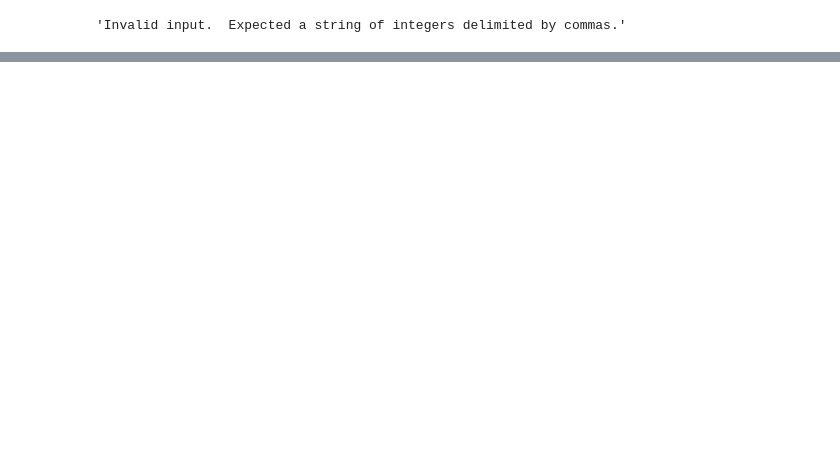
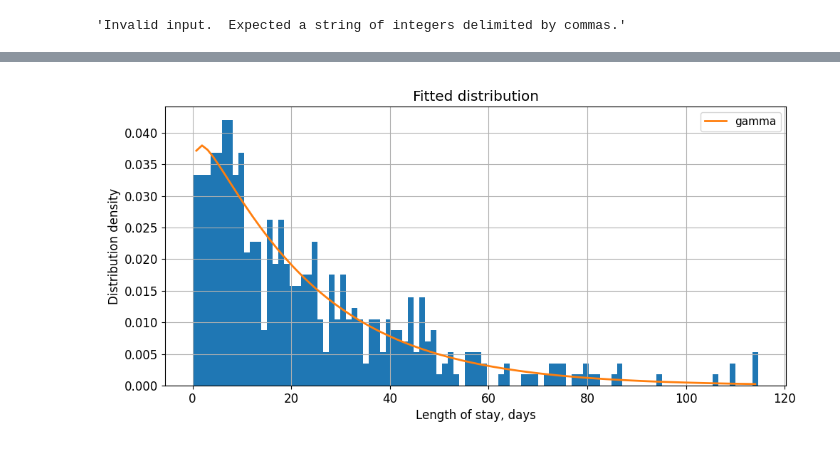
Before and after one commit to yinchi/cuh-resp-model, a Jupyter notebook: notebooks/los_fitting.ipynb, the cells around one changed output, grey strips where cells are left out. Cells and saved outputs as stored; diff of their text form; code cells hidden in the pictures; blank space fills up the shorter version.

```diff
--- a/notebooks/los_fitting.ipynb
+++ b/notebooks/los_fitting.ipynb
@@ -126,0 +106,9 @@ display(test_age_groups('0,,16'))
+# %%
+df = stays_df.copy()
+df = df.assign(Start = df.Admission)
+df.loc[df.Acquisition.str.startswith('Hospital'), 'Start'] = df.FirstPosCollected
+start = pd.Timestamp('2022-05-18')
+end = pd.Timestamp('2022-09-03')
+df = df.query('Start >= @start and Start < @end')
+df = df.loc[df.Discharge.notna()]
+df
@@ -134,3 +153,0 @@ query
-# %%
-df = stays_df.query(query)
-df
@@ -150,0 +154,8 @@ df
+# %%
+df = df.query(query)
+df = df.assign(LoS = (df.Discharge - df.Admission) / pd.Timedelta(days=1))
+df = df.assign(ReLoS = (df.ReAdmissionDischarge - df.ReAdmission) / pd.Timedelta(days=1))
+df.ReLoS = df.ReLoS.fillna(0)
+df = df.assign(TotalLoS = df.LoS + df.ReLoS)
+los = df.TotalLoS.to_numpy()
+print(len(los))
@@ -150,0 +206,24 @@ df
+# %%
+f2 = fitter.Fitter(filtered_los, distributions=[best_dist_type])
+f2.fit()
+
+plt.rcParams.update({'font.size': 12})
+plt.figure(figsize=(10,5))
+f2.hist()
+f2.plot_pdf()
+plt.legend(fontsize='11', loc='upper right')
+plt.title(f'Fitted distribution')
+plt.xlabel('Length of stay, days')
+plt.ylabel('Distribution density')
+
+io = BytesIO()
+plt.tight_layout(pad=1)
+plt.savefig(io, format='png')
+io.seek(0)
+png_encoded = b64encode(io.read())
+
+plt.close()  # Do not show figure, we will load the generated PNG in the next step
+
+Image(b64decode(png_encoded))
+# %% [output]
+[figure, added]
```
Also changed, not shown: parts of 15 cells of this notebook.
